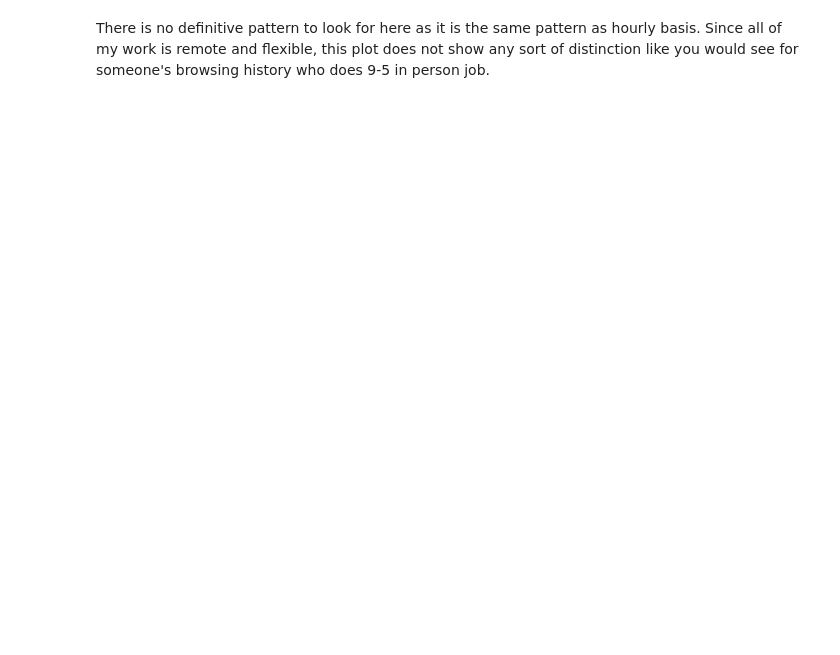
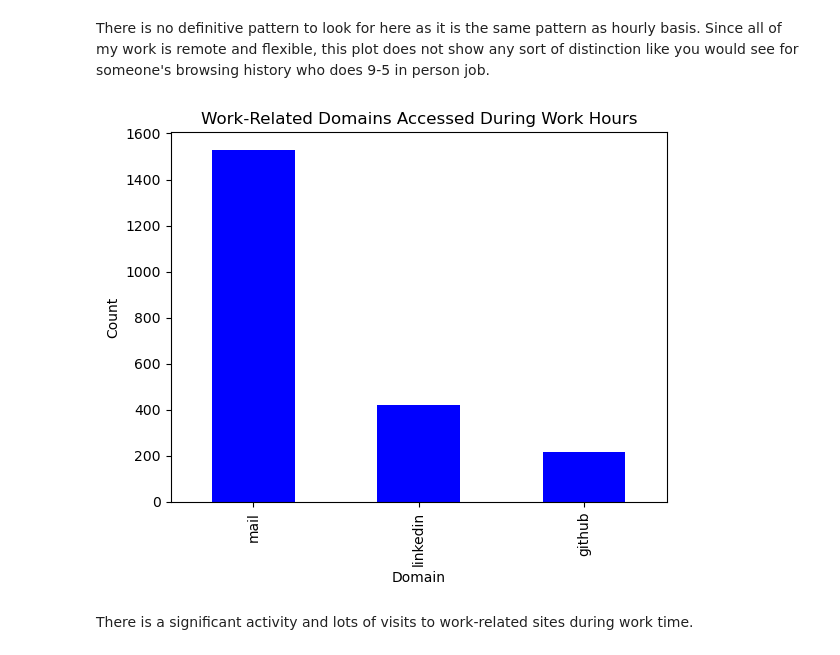
Before and after one commit to SujanNeupane42/DS602, a Jupyter notebook: week02/homework - week2.ipynb, the cells around one changed output. Saved outputs shown, nothing was run; the diff lists cells and outputs as text; code cells hidden in the pictures; blank space fills up the shorter version.

```diff
--- a/week02/homework - week2.ipynb
+++ b/week02/homework - week2.ipynb
@@ -366,2 +383,17 @@ Text(0.5, 1.0, 'Number of visits accross the week')
 # %% [markdown]
 There is no definitive pattern to look for here as it is the same pattern as hourly basis. Since all of my work is remote and flexible, this plot does not show any sort of distinction like you would see for someone's browsing history who does 9-5 in person job.
+# %%
+# lets get  rows only between 9 to 5
+work_hours = df[(df['Hour'] >= 9) & (df['Hour'] <= 17)]
+
+# lets look for the sites that are mostly used during work hours
+work_hours = work_hours[work_hours['domain'].isin(['linkedin', 'github', 'mail'])]['domain'].value_counts()
+# %%
+work_hours.plot(kind='bar', color='blue', title='Work-Related Domains Accessed During Work Hours')
+plt.xlabel('Domain')
+plt.ylabel('Count')
+plt.show()
+# %% [output]
+[figure, added]
+# %% [markdown]
+There is a significant activity and lots of visits to work-related sites during work time.
```
Also changed, not shown: parts of 27 cells of this notebook.
